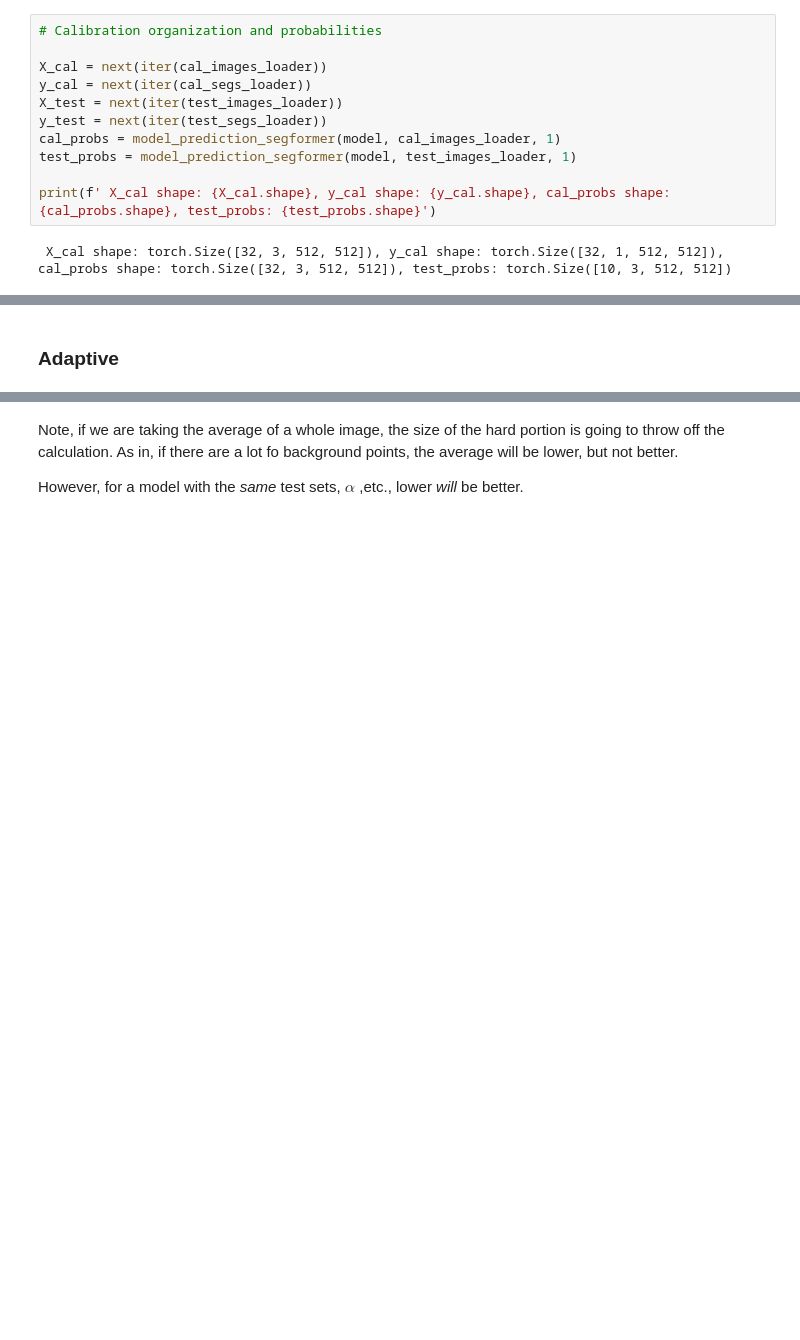
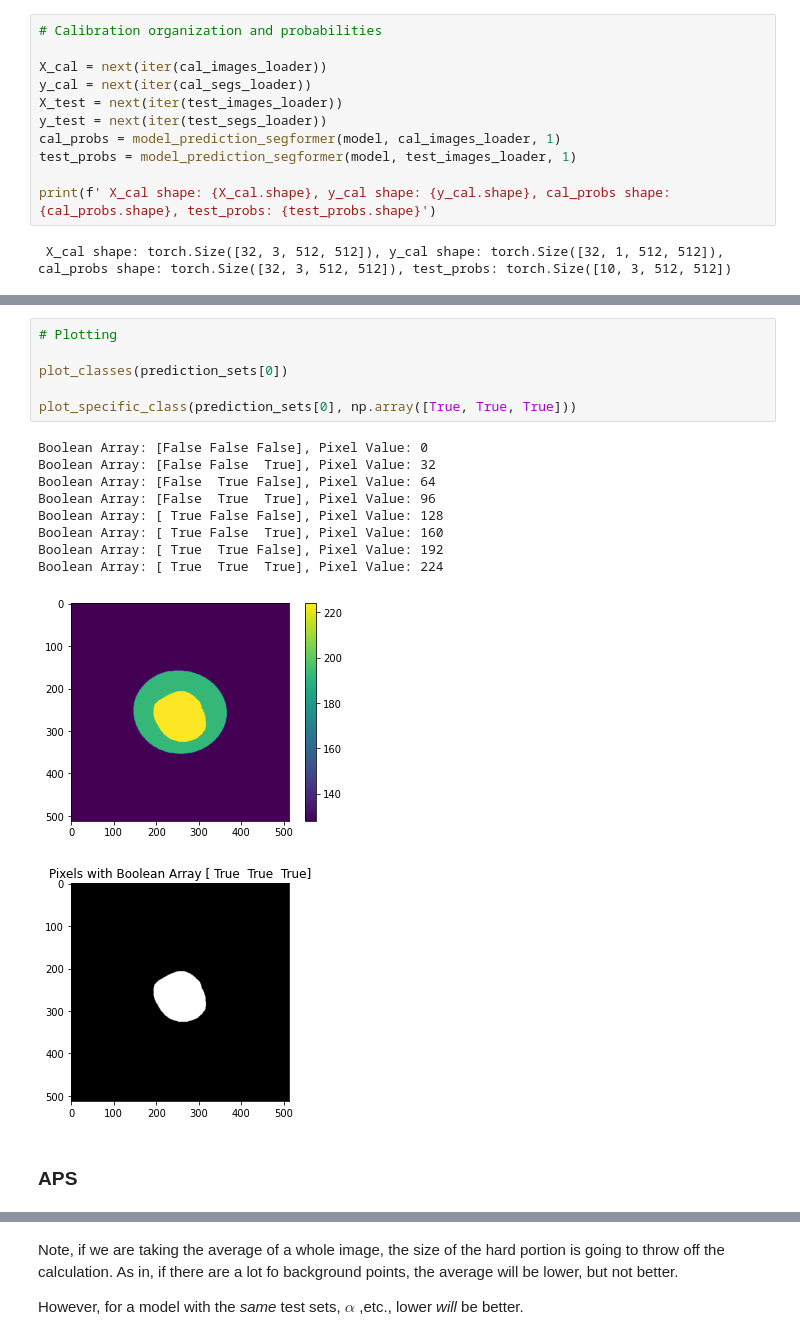
Before and after one commit to ClarkQTIM/Conformal_Uncertainty_Quantification, a Jupyter notebook: Conformal Uncertainty Quantification Segmentation.ipynb, the cells around one changed output, grey strips where cells are left out. Drawn from its saved outputs; the diff is of its cells as text; blank space fills up the shorter version.

```diff
--- a/Conformal Uncertainty Quantification Segmentation.ipynb
+++ b/Conformal Uncertainty Quantification Segmentation.ipynb
@@ -522,5 +704,22 @@ Boolean Array: [ True  True  True], Pixel Value: 224
+# %%
+# Plotting
+
+plot_classes(prediction_sets[0])
+
+plot_specific_class(prediction_sets[0], np.array([True, True, True]))
+# %% [output]
+Boolean Array: [False False False], Pixel Value: 0
+Boolean Array: [False False  True], Pixel Value: 32
+Boolean Array: [False  True False], Pixel Value: 64
+Boolean Array: [False  True  True], Pixel Value: 96
+Boolean Array: [ True False False], Pixel Value: 128
+Boolean Array: [ True False  True], Pixel Value: 160
+Boolean Array: [ True  True False], Pixel Value: 192
+Boolean Array: [ True  True  True], Pixel Value: 224
+[figure, added]
+[figure, added]
 # %% [markdown]
-### Adaptive
+### APS
 # %%
 # Predictive Sets
 
```
Also changed, not shown: parts of 20 cells of this notebook, 1 other file.
